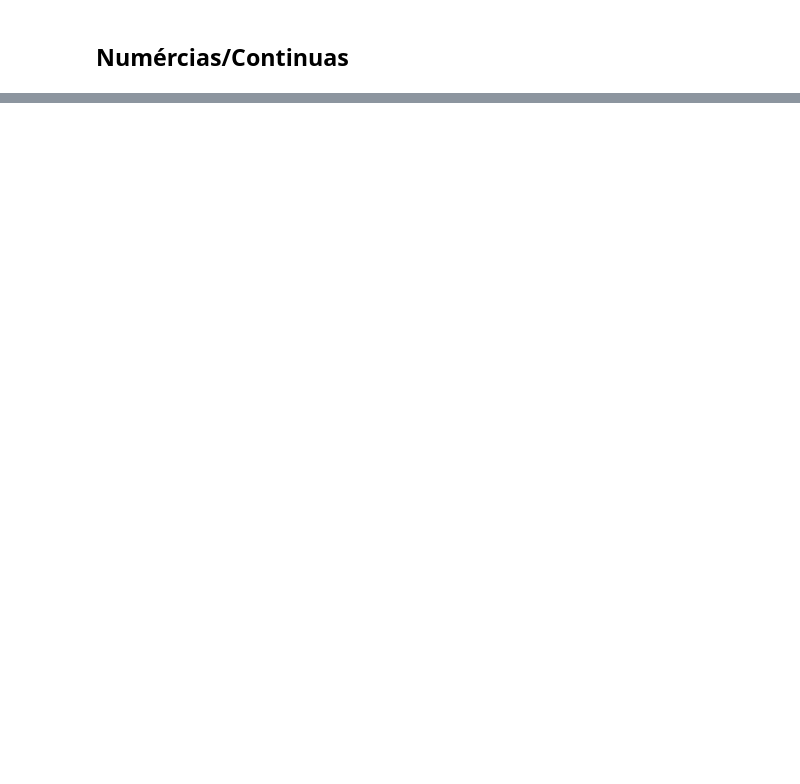
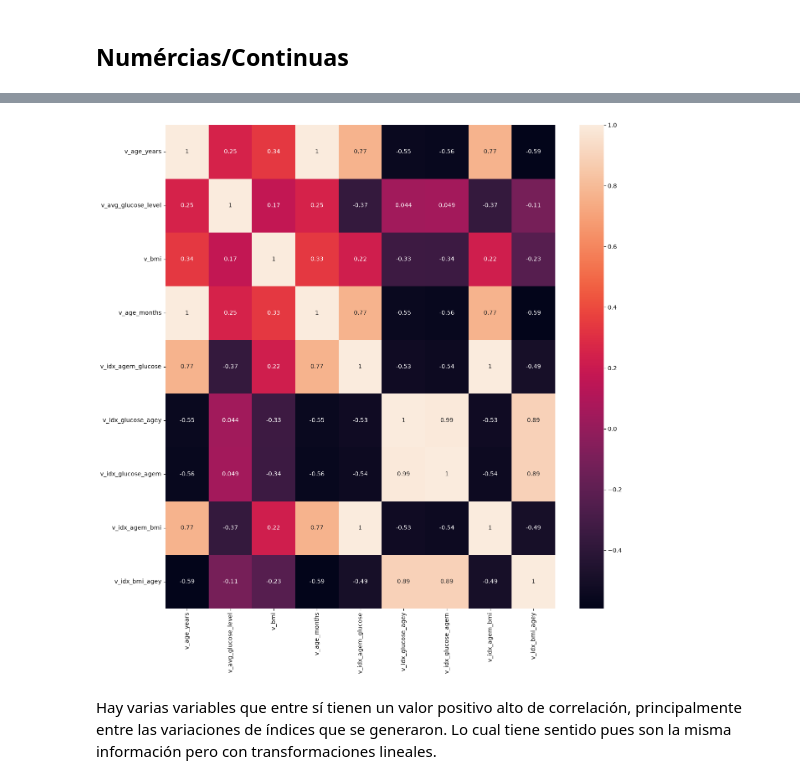
Before and after one commit to brau126/develop_data_science, a Jupyter notebook: Academic/Diplomado/01_Modulo/CANEDO_BELTRAN_BRAULIO_P02.ipynb, the cells around one changed output, grey strips where cells are left out. Drawn from its saved outputs; the diff is of its cells as text; code cells hidden in the pictures; blank space fills up the shorter version.

```diff
--- a/Academic/Diplomado/01_Modulo/CANEDO_BELTRAN_BRAULIO_P02.ipynb
+++ b/Academic/Diplomado/01_Modulo/CANEDO_BELTRAN_BRAULIO_P02.ipynb
@@ -929,0 +624,8 @@ X.to_parquet('Bases/CANEDO_BELTRAN_BRAULIO_P02.parquet',
+# %%
+vt = VarianceThreshold(threshold=1.0)
+
+vt.fit(df[v_])
+
+sin_varianza = [ v for v, u in zip(v_ , vt.get_support() ) if not(u) ]
+
+sin_varianza
@@ -929,0 +647,4 @@ X.to_parquet('Bases/CANEDO_BELTRAN_BRAULIO_P02.parquet',
+# %%
+v_ = [i for i in v_ if i not in sin_varianza]
+
+v_
@@ -929,0 +663,11 @@ X.to_parquet('Bases/CANEDO_BELTRAN_BRAULIO_P02.parquet',
+# %%
+ext = df[v_].describe( percentiles=[.01,.99] ).T[['1%','99%']].reset_index()
+
+for v, li, ls in ext.values:
+    df[f'ol_{v}'] = (( df[v] < li ) | ( df[v] > ls )).astype(int)
+
+df['ext'] = df.filter(like='ol_').max(axis=1)
+
+df.drop(df.filter(like='ol_').columns, axis=1, inplace=True)
+
+df['ext'].value_counts(True)*100
@@ -929,0 +686,5 @@ X.to_parquet('Bases/CANEDO_BELTRAN_BRAULIO_P02.parquet',
+# %%
+# Selecciono los que NO son extremos o Eliminar extremos
+df = df.loc[df['ext'] == 0].reset_index(drop=True).drop(['ext'],axis=1)
+
+df.shape
@@ -929,0 +708,9 @@ X.to_parquet('Bases/CANEDO_BELTRAN_BRAULIO_P02.parquet',
+# %%
+corr_df = df[v_].corr()
+plt.figure(figsize=(15,15))
+sns.heatmap( corr_df , annot=True )
+plt.show()
+# %% [output]
+[figure, added]
+# %% [markdown]
+Hay varias variables que entre sí tienen un valor positivo alto de correlación, principalmente entre las variaciones de índices que se generaron. Lo cual tiene sentido pues son la misma información pero con transformaciones lineales.
```
Also changed, not shown: parts of 130 cells of this notebook.
